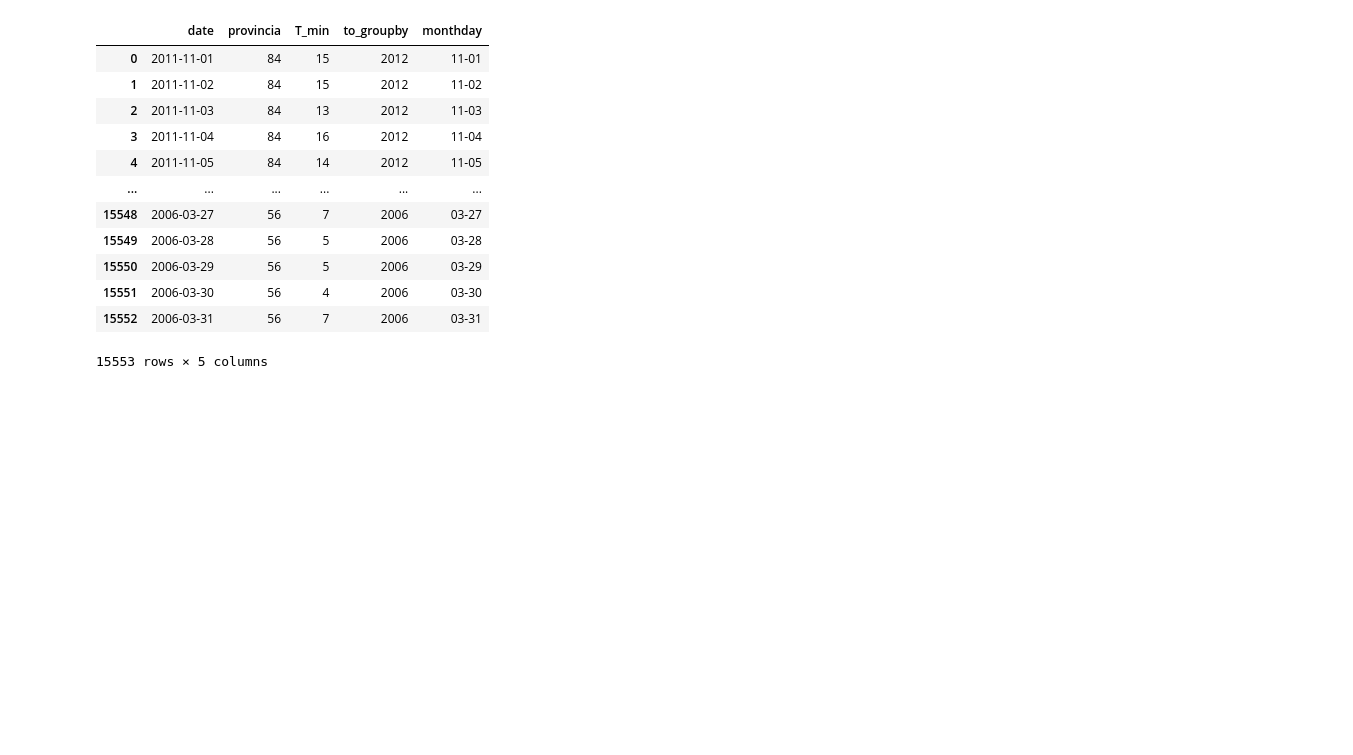
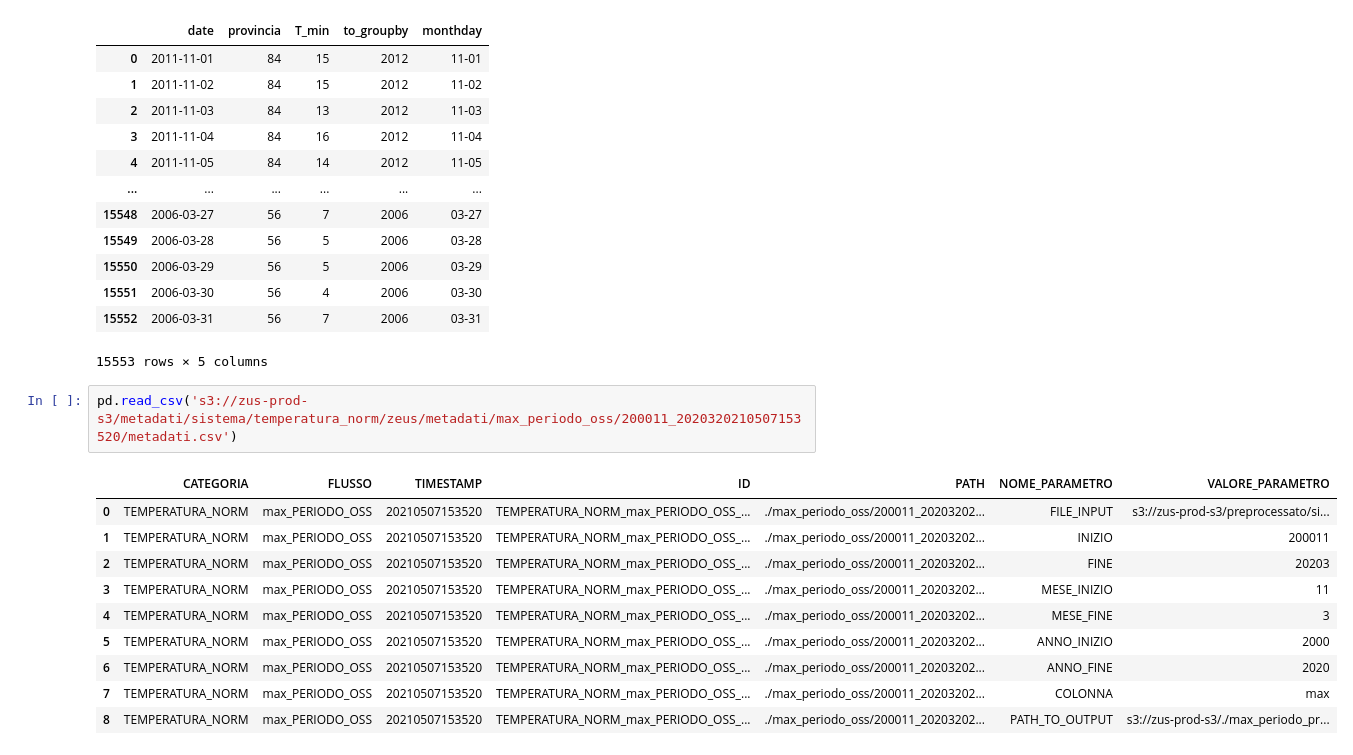
Before and after one commit to EdoardoRobaItauros/provaAWS, a Jupyter notebook: main_in_periodo.ipynb, the cells around one changed output. Drawn from its saved outputs; the diff is of its cells as text; blank space fills up the shorter version.

Commit message:
aggiornamento temp metadati

```diff
--- a/main_in_periodo.ipynb
+++ b/main_in_periodo.ipynb
@@ -308,3 +372,16 @@ pd.read_csv('s3://zus-prod-s3/preprocessato/utente/temperatura_norm/zeus/min_per
 | 15551 | 2006-03-30 | 56 | 4 | 2006 | 03-30 |
 | 15552 | 2006-03-31 | 56 | 7 | 2006 | 03-31 |
 15553 rows × 5 columns
+# %%
+pd.read_csv('s3://zus-prod-s3/metadati/sistema/temperatura_norm/zeus/metadati/max_periodo_oss/200011_2020320210507153520/metadati.csv')
+# %% [output]
+|  | CATEGORIA | FLUSSO | TIMESTAMP | ID | PATH | NOME_PARAMETRO | VALORE_PARAMETRO |
+| 0 | TEMPERATURA_NORM | max_PERIODO_OSS | 20210507153520 | TEMPERATURA_NORM_max_PERIODO_OSS_... | ./max_periodo_oss/200011_20203202... | FILE_INPUT | s3://zus-prod-s3/preprocessato/si... |
+| 1 | TEMPERATURA_NORM | max_PERIODO_OSS | 20210507153520 | TEMPERATURA_NORM_max_PERIODO_OSS_... | ./max_periodo_oss/200011_20203202... | INIZIO | 200011 |
+| 2 | TEMPERATURA_NORM | max_PERIODO_OSS | 20210507153520 | TEMPERATURA_NORM_max_PERIODO_OSS_... | ./max_periodo_oss/200011_20203202... | FINE | 20203 |
+| 3 | TEMPERATURA_NORM | max_PERIODO_OSS | 20210507153520 | TEMPERATURA_NORM_max_PERIODO_OSS_... | ./max_periodo_oss/200011_20203202... | MESE_INIZIO | 11 |
+| 4 | TEMPERATURA_NORM | max_PERIODO_OSS | 20210507153520 | TEMPERATURA_NORM_max_PERIODO_OSS_... | ./max_periodo_oss/200011_20203202... | MESE_FINE | 3 |
+| 5 | TEMPERATURA_NORM | max_PERIODO_OSS | 20210507153520 | TEMPERATURA_NORM_max_PERIODO_OSS_... | ./max_periodo_oss/200011_20203202... | ANNO_INIZIO | 2000 |
+| 6 | TEMPERATURA_NORM | max_PERIODO_OSS | 20210507153520 | TEMPERATURA_NORM_max_PERIODO_OSS_... | ./max_periodo_oss/200011_20203202... | ANNO_FINE | 2020 |
+| 7 | TEMPERATURA_NORM | max_PERIODO_OSS | 20210507153520 | TEMPERATURA_NORM_max_PERIODO_OSS_... | ./max_periodo_oss/200011_20203202... | COLONNA | max |
+| 8 | TEMPERATURA_NORM | max_PERIODO_OSS | 20210507153520 | TEMPERATURA_NORM_max_PERIODO_OSS_... | ./max_periodo_oss/200011_20203202... | PATH_TO_OUTPUT | s3://zus-prod-s3/./max_periodo_pr... |
```
Also changed, not shown: parts of 6 cells of this notebook.
